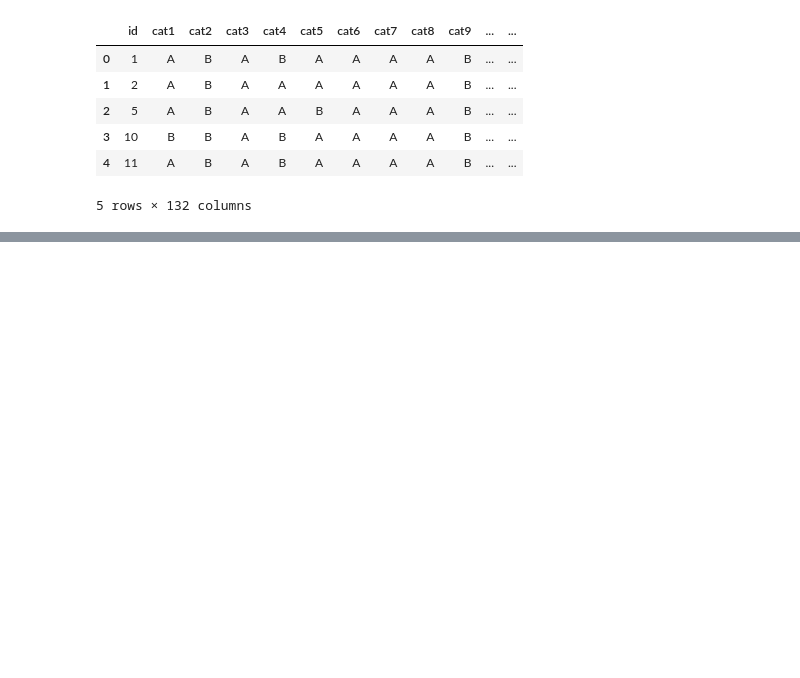
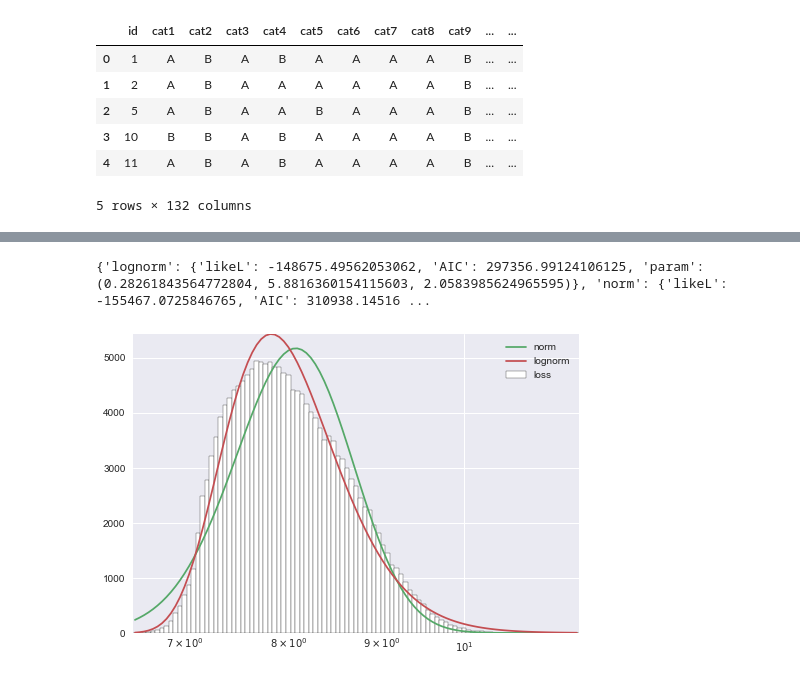
Before and after one commit to ap307/springboard_cap1, a Jupyter notebook: cap1_eda_review.ipynb, the cells around one changed output, grey strips where cells are left out. Saved outputs shown, nothing was run; the diff lists cells and outputs as text; code cells hidden in the pictures; blank space fills up the shorter version.

```diff
--- a/cap1_eda_review.ipynb
+++ b/cap1_eda_review.ipynb
@@ -60,3 +129,7 @@ all_train_data = pd.concat([dummy_var, cont_var], axis=1)
+# %%
+labl_enc_dummy_var = cat_var[label_enc_list].apply(lambda x: le.fit_transform(x))
+onehot_dummy_var = pd.get_dummies(cat_var[onehot_list], drop_first=True)
+all_train_data = pd.concat([onehot_dummy_var, labl_enc_dummy_var, cont_var], axis=1)
 # %%
 # Load test data
 #test_load_rows = test_data.shape[0]
@@ -157,11 +158,14 @@ for column in cat_var:
     unique_dict[column]=cat_var[column].unique()
 # %%
 # List of distributional forms to explore
-dist_names = ['norm']#,'lognorm','exponnorm', 'gamma']#, 'beta','norm', 'beta', 'rayleigh', 'norm', 'pareto']
+dist_names = ['norm','lognorm']#,'exponnorm', 'gamma']#, 'beta','norm', 'beta', 'rayleigh', 'norm', 'pareto']
 
 # Call function to plot distribution and return fit information
-figure, dist_info = aplib.fit_plot_distribution(train_losses, dist_names, log_scale=False)
+figure, dist_info = aplib.fit_plot_distribution(train_losses, dist_names, log_scale=True)
 print dist_info
+# %% [output]
+{'lognorm': {'likeL': -148675.49562053062, 'AIC': 297356.99124106125, 'param': (0.28261843564772804, 5.8816360154115603, 2.0583985624965595)}, 'norm': {'likeL': -155467.0725846765, 'AIC': 310938.14516 ...
+[figure, added]
 # %%
 # Plot losses vs. continuous variables
 fig, axes = plt.subplots(7,2, figsize=(12,24))
```
Also changed, not shown: parts of 28 cells of this notebook, 8 other files.
